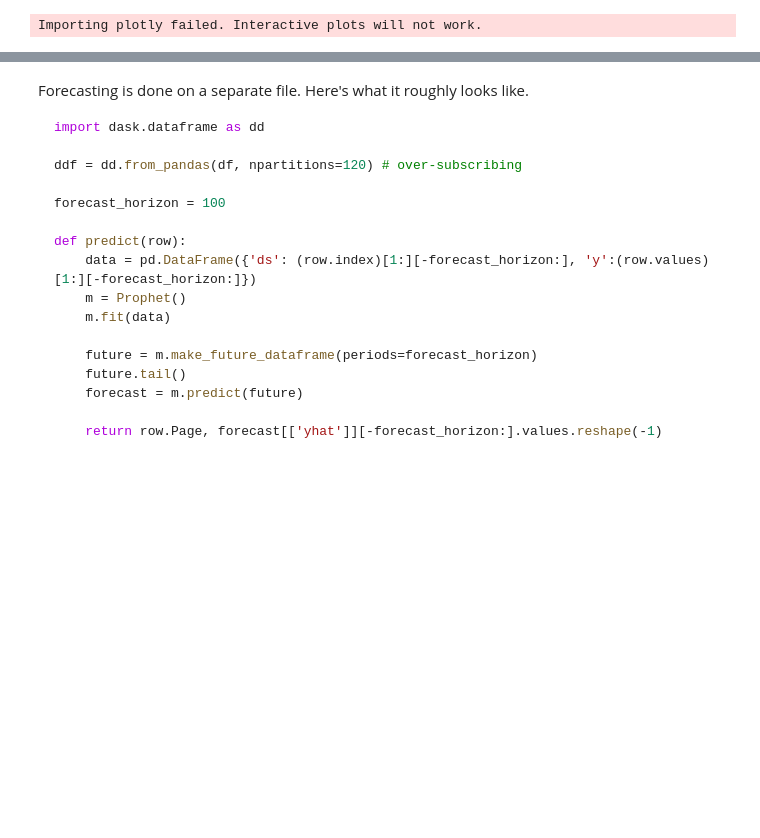
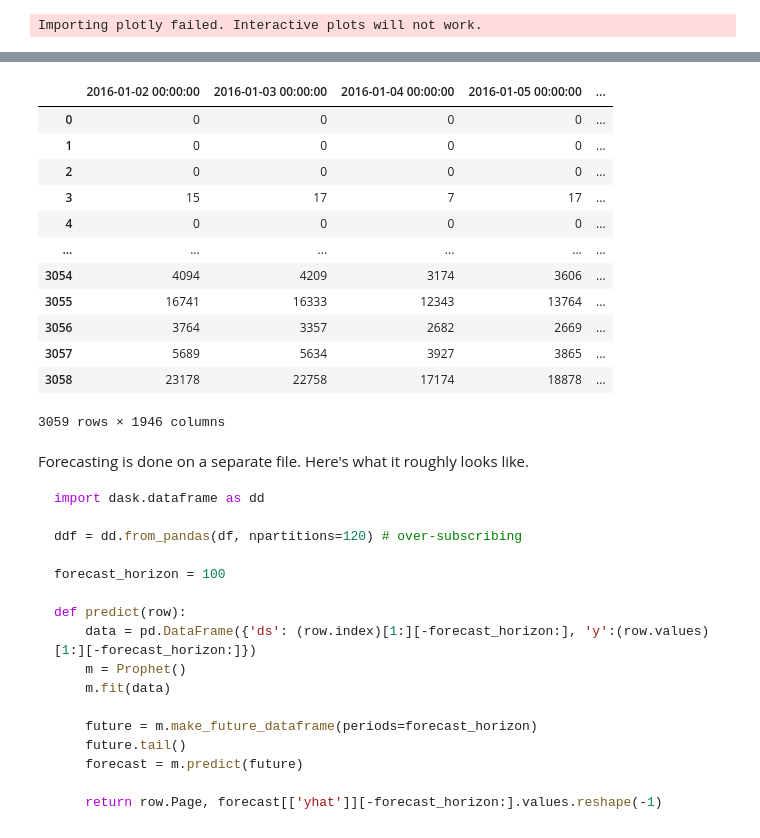
Before and after one commit to liaopeiyuan/large-scale-hts-reconciliation, a Jupyter notebook: notebooks/prepare_m5_forecast.ipynb, the cells around one changed output, grey strips where cells are left out. Saved outputs shown, nothing was run; the diff lists cells and outputs as text; code cells hidden in the pictures; blank space fills up the shorter version.

Commit message:
properly prepare m5 historical with hierarchy

```diff
--- a/notebooks/prepare_m5_forecast.ipynb
+++ b/notebooks/prepare_m5_forecast.ipynb
@@ -58,0 +148,49 @@ collections.Counter(df['state_id'].values)
+# %%
+parent_historical = np.zeros((total_parent, len(time_index))).astype(np.int64)
+
+for _, ro in tqdm(df.iterrows()):
+    vals = ro[time_index].values.astype(np.int64)
+    parent_historical[node_map_inv[ro['Cat/Dept/Item']] - total_bottom, :] += vals
+    parent_historical[node_map_inv[ro['Cat/Dept']] - total_bottom, :] += vals
+    parent_historical[node_map_inv[ro['Cat']] - total_bottom, :] += vals
+# %%
+parent_df = pd.DataFrame(data = parent_historical)
+parent_df.columns = time_index
+# %%
+parent_df['unique_id'] = parents
+# %%
+parent_df['Cat/Dept/Item/State'] = np.nan
+# %%
+def p0(x):
+    l = x.split('_')
+    if len(l) < 3: return np.nan
+    return x
+
+def p1(x):
+    l = x.split('_')
+    if len(l) < 2: return np.nan
+    return '_'.join(l[:2])
+
+def p2(x):
+    l = x.split('_')
+    #if len(l) < 1: return np.nan
+    return '_'.join(l[:1])
+
+parent_df['Cat/Dept/Item'] = parent_df['unique_id'].apply(p0)
+parent_df['Cat/Dept'] = parent_df['unique_id'].apply(p1)
+parent_df['Cat'] = parent_df['unique_id'].apply(p2)
+parent_df
+# %% [output]
+|  | 2016-01-02 00:00:00 | 2016-01-03 00:00:00 | 2016-01-04 00:00:00 | 2016-01-05 00:00:00 | ... |
+| 0 | 0 | 0 | 0 | 0 | ... |
+| 1 | 0 | 0 | 0 | 0 | ... |
+| 2 | 0 | 0 | 0 | 0 | ... |
+| 3 | 15 | 17 | 7 | 17 | ... |
+| 4 | 0 | 0 | 0 | 0 | ... |
+| ... | ... | ... | ... | ... | ... |
+| 3054 | 4094 | 4209 | 3174 | 3606 | ... |
+| 3055 | 16741 | 16333 | 12343 | 13764 | ... |
+| 3056 | 3764 | 3357 | 2682 | 2669 | ... |
+| 3057 | 5689 | 5634 | 3927 | 3865 | ... |
+| 3058 | 23178 | 22758 | 17174 | 18878 | ... |
+3059 rows × 1946 columns
```
Also changed, not shown: parts of 19 cells of this notebook.
